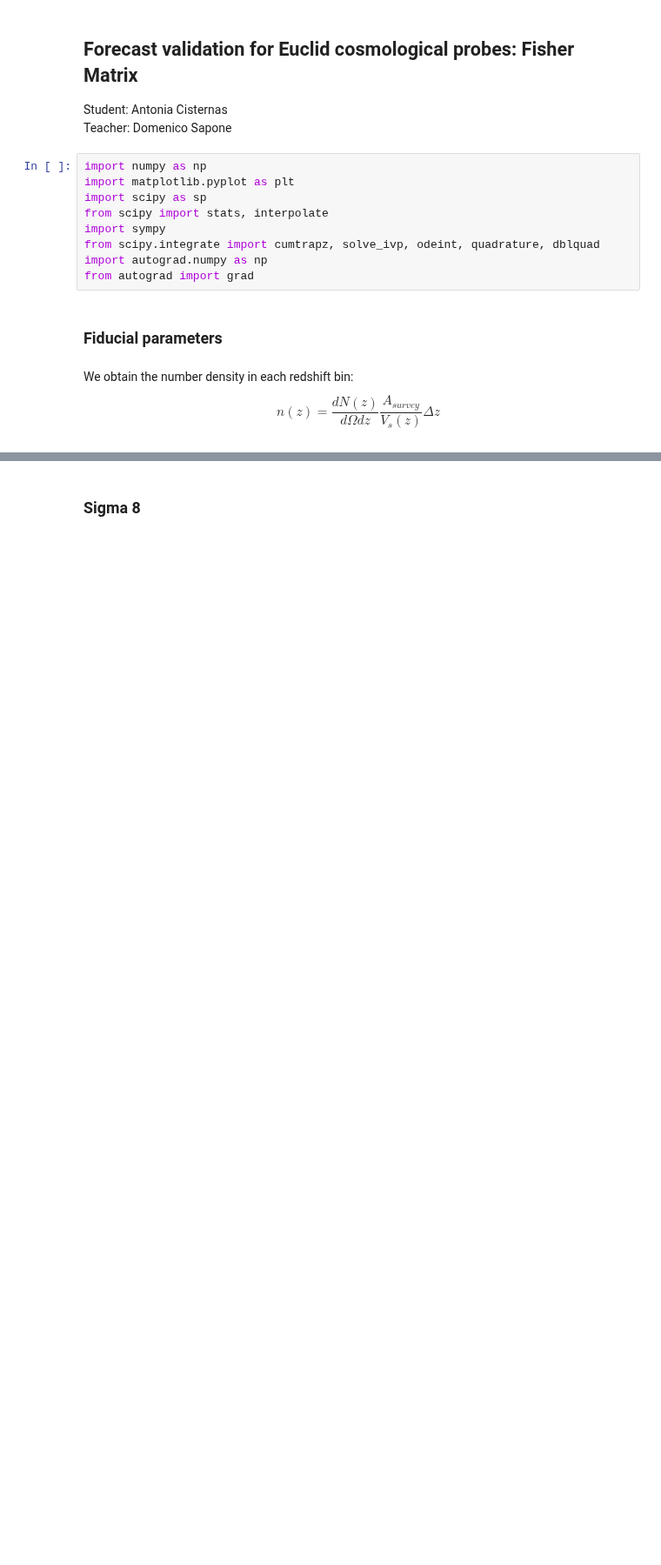
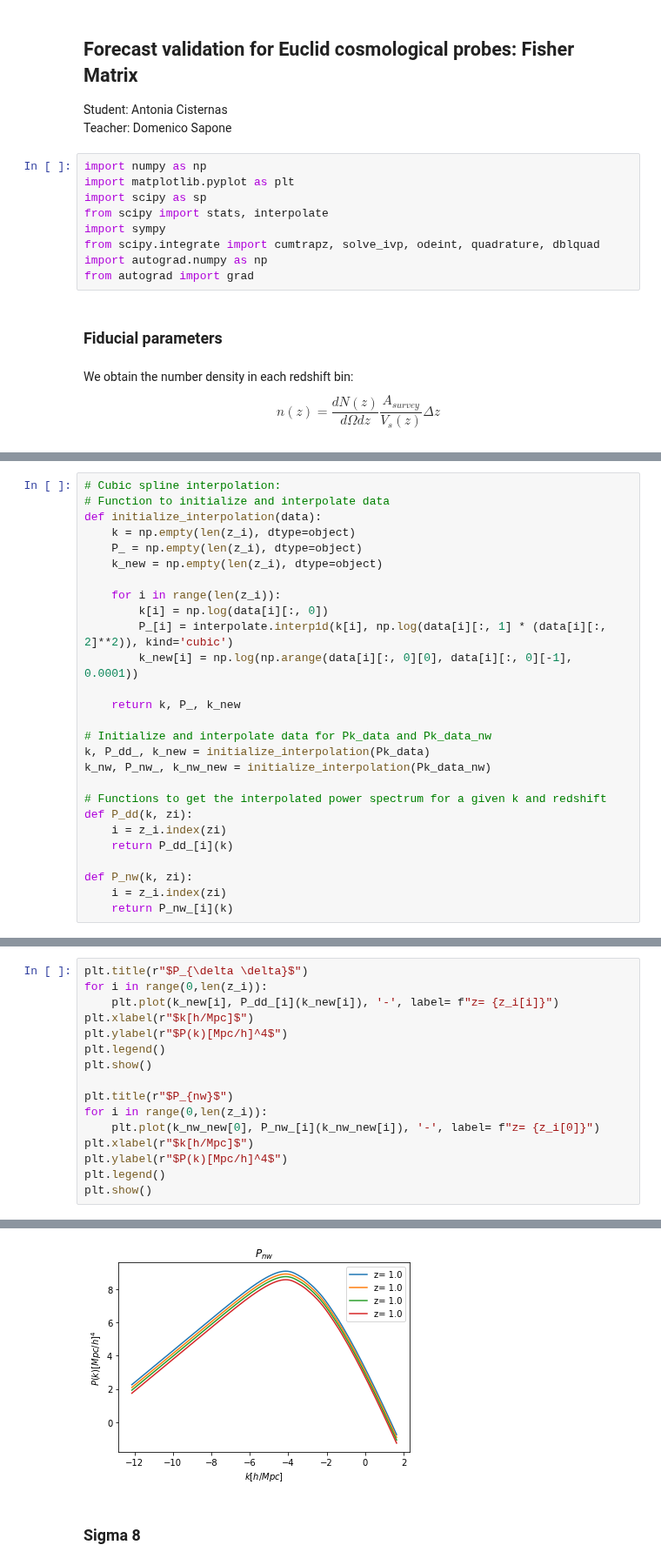
Before and after one commit to antoniacisternas/Forecast-validation-for-Euclid., a Jupyter notebook: Class_fisher_matrix_pessimistic.ipynb, the cells around one changed output, grey strips where cells are left out. Shown at 87% size. Cells and saved outputs as stored; diff of their text form; blank space fills up the shorter version.

```diff
--- a/Class_fisher_matrix_pessimistic.ipynb
+++ b/Class_fisher_matrix_pessimistic.ipynb
@@ -311,0 +105,27 @@ def P_nw_pl(k, zi, j):
+# %%
+# Cubic spline interpolation:
+# Function to initialize and interpolate data
+def initialize_interpolation(data):
+    k = np.empty(len(z_i), dtype=object)
+    P_ = np.empty(len(z_i), dtype=object)
+    k_new = np.empty(len(z_i), dtype=object)
+
+    for i in range(len(z_i)):
+        k[i] = np.log(data[i][:, 0])
+        P_[i] = interpolate.interp1d(k[i], np.log(data[i][:, 1] * (data[i][:, 2]**2)), kind='cubic')
+        k_new[i] = np.log(np.arange(data[i][:, 0][0], data[i][:, 0][-1], 0.0001))
+
+    return k, P_, k_new
+
+# Initialize and interpolate data for Pk_data and Pk_data_nw
+k, P_dd_, k_new = initialize_interpolation(Pk_data)
+k_nw, P_nw_, k_nw_new = initialize_interpolation(Pk_data_nw)
+
+# Functions to get the interpolated power spectrum for a given k and redshift
+def P_dd(k, zi):
+    i = z_i.index(zi)
+    return P_dd_[i](k)
+
+def P_nw(k, zi):
+    i = z_i.index(zi)
+    return P_nw_[i](k)
@@ -311,0 +173,17 @@ def P_nw_pl(k, zi, j):
+# %%
+plt.title(r"$P_{\delta \delta}$")
+for i in range(0,len(z_i)):
+    plt.plot(k_new[i], P_dd_[i](k_new[i]), '-', label= f"z= {z_i[i]}")
+plt.xlabel(r"$k[h/Mpc]$")
+plt.ylabel(r"$P(k)[Mpc/h]^4$")
+plt.legend()
+plt.show()
+
+plt.title(r"$P_{nw}$")
+for i in range(0,len(z_i)):
+    plt.plot(k_nw_new[0], P_nw_[i](k_nw_new[i]), '-', label= f"z= {z_i[0]}")
+plt.xlabel(r"$k[h/Mpc]$")
+plt.ylabel(r"$P(k)[Mpc/h]^4$")
+plt.legend()
+plt.show()
+# %% [output]
@@ -312,3 +191,4 @@ def P_nw_pl(k, zi, j):
+[figure, added]
 # %% [markdown]
 ### Sigma 8
 # %%
```
Also changed, not shown: parts of 29 cells of this notebook.
